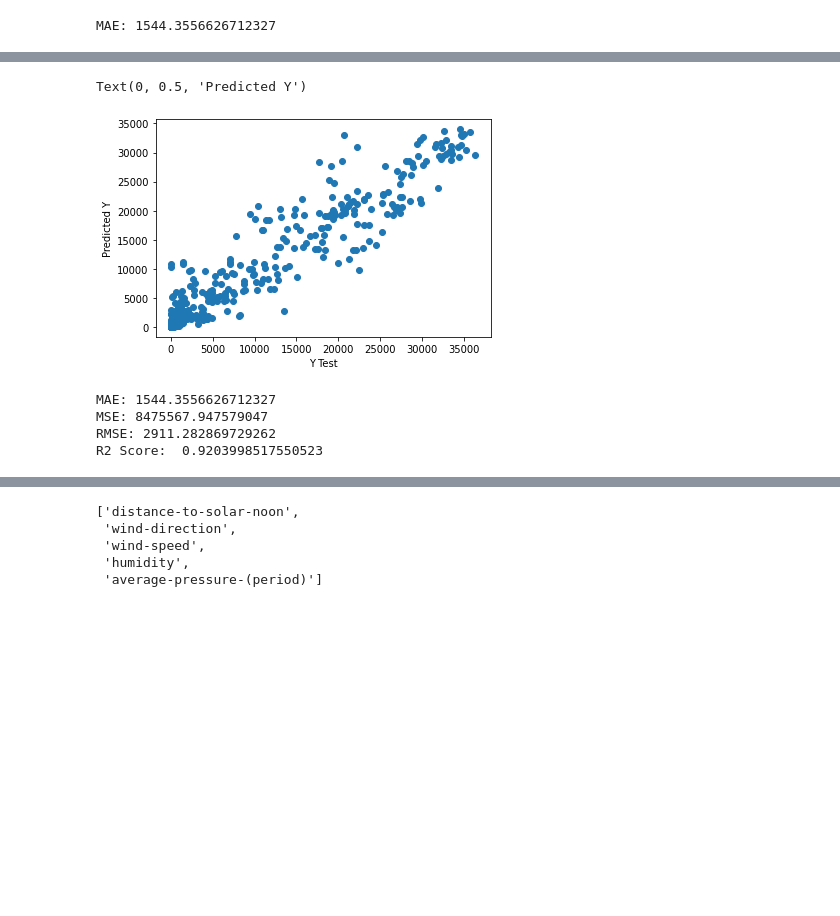
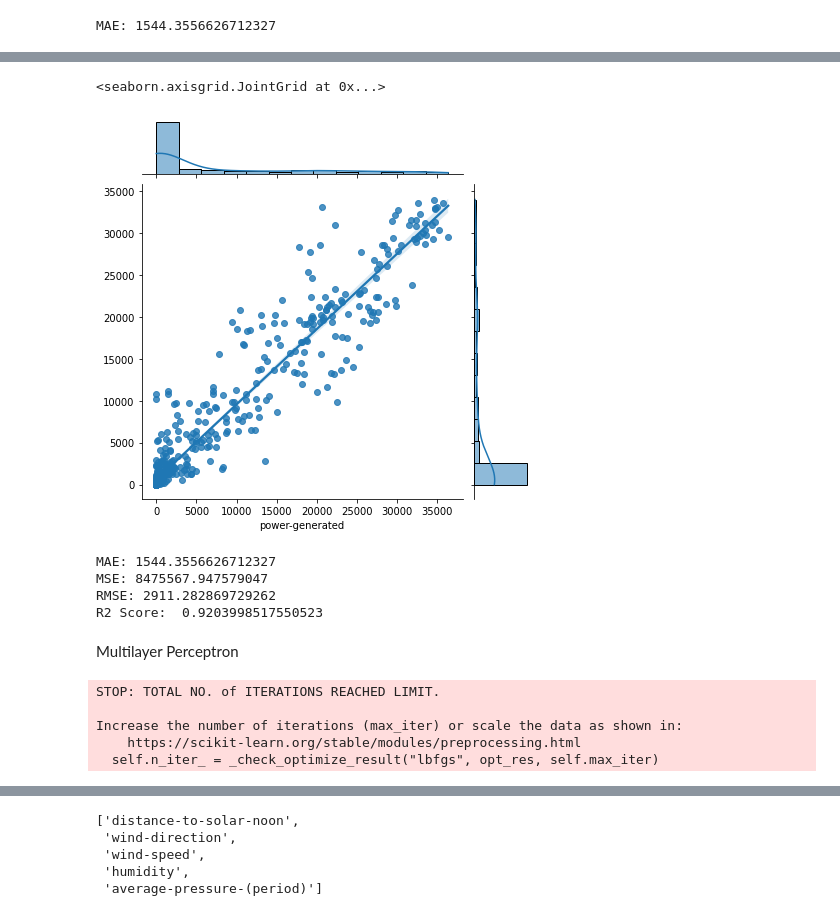
Before and after one commit to Agnij-Moitra/solar-sight, a Jupyter notebook: train.ipynb, the cells around one changed output, grey strips where cells are left out. Saved outputs shown, nothing was run; the diff lists cells and outputs as text; code cells hidden in the pictures; blank space fills up the shorter version.

Commit message:
try more models

```diff
--- a/train.ipynb
+++ b/train.ipynb
@@ -186,11 +191,12 @@ print(scores.mean())
 # %%
 predictions = my_pipeline.predict(X_valid)
-plt.scatter(y_valid, predictions)
-plt.xlabel('Y Test')
-plt.ylabel('Predicted Y')
+# plt.scatter(y_valid, predictions)
+# plt.xlabel('Y Test')
+# plt.ylabel('Predicted Y')
+sns.jointplot(x=y_valid, y=predictions, kind='reg')
 # %% [output]
-Text(0, 0.5, 'Predicted Y')
+<seaborn.axisgrid.JointGrid at 0x...>
-[figure, old version]
+[figure, new version]
 # %%
 from sklearn import metrics
 
@@ -203,3 +209,19 @@ MAE: 1544.3556626712327
 MSE: 8475567.947579047
 RMSE: 2911.282869729262
 R2 Score:  0.9203998517550523
+# %% [markdown]
+Multilayer Perceptron
+# %%
+from sklearn.neural_network import MLPRegressor
+mlp = MLPRegressor(max_iter=1000, hidden_layer_sizes=1000, activation='relu', solver="lbfgs", learning_rate='invscaling')
+mlp_pipeline = Pipeline(steps=[('preprocessor', preprocessor),
+                               ('model', mlp)
+                               ])
+mlp_pipeline.fit(X_train, y_train)
+mlp_preds = mlp_pipeline.predict(X_valid)
+# %% [output]
+STOP: TOTAL NO. of ITERATIONS REACHED LIMIT.
+
+Increase the number of iterations (max_iter) or scale the data as shown in:
+    https://scikit-learn.org/stable/modules/preprocessing.html
+  self.n_iter_ = _check_optimize_result("lbfgs", opt_res, self.max_iter)
```
Also changed, not shown: parts of 13 cells of this notebook, 1 other file.
